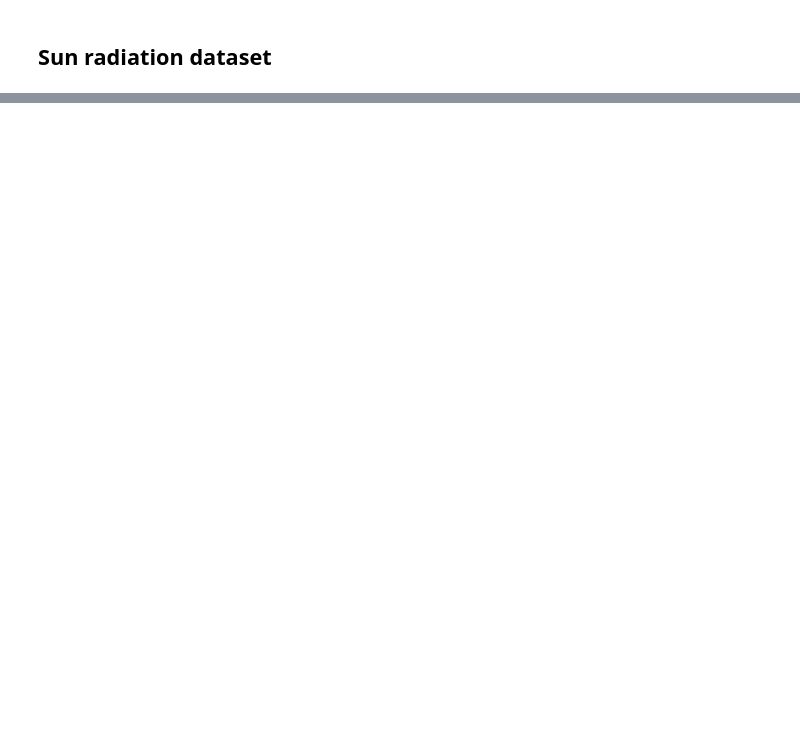
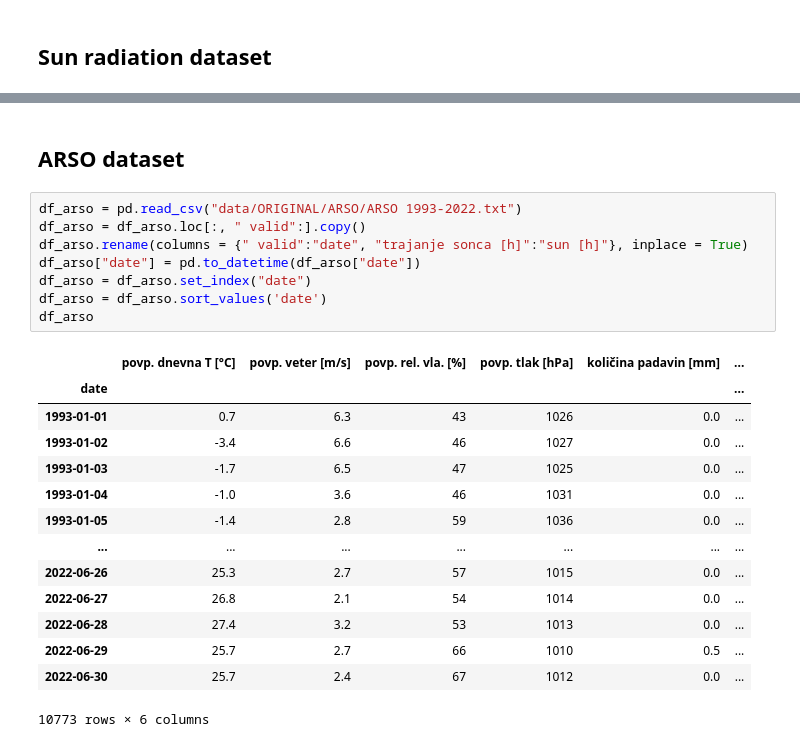
Before and after one commit to MartinMarzi/HABTox-predictor, a Jupyter notebook: HAB_preprocessing_4_0_0.ipynb, the cells around one changed output, grey strips where cells are left out. Drawn from its saved outputs; the diff is of its cells as text; blank space fills up the shorter version.

```diff
--- a/HAB_preprocessing_4_0_0.ipynb
+++ b/HAB_preprocessing_4_0_0.ipynb
@@ -371,0 +393,25 @@ df_po
+# %% [markdown]
+## ARSO dataset
+# %%
+df_arso = pd.read_csv("data/ORIGINAL/ARSO/ARSO 1993-2022.txt")
+df_arso = df_arso.loc[:, " valid":].copy()
+df_arso.rename(columns = {" valid":"date", "trajanje sonca [h]":"sun [h]"}, inplace = True)
+df_arso["date"] = pd.to_datetime(df_arso["date"])
+df_arso = df_arso.set_index("date")
+df_arso = df_arso.sort_values('date')
+df_arso
+# %% [output]
+|  | povp. dnevna T [°C] | povp. veter [m/s] | povp. rel. vla. [%] | povp. tlak [hPa] | količina padavin [mm] | ... |
+| date |  |  |  |  |  | ... |
+| 1993-01-01 | 0.7 | 6.3 | 43 | 1026 | 0.0 | ... |
+| 1993-01-02 | -3.4 | 6.6 | 46 | 1027 | 0.0 | ... |
+| 1993-01-03 | -1.7 | 6.5 | 47 | 1025 | 0.0 | ... |
+| 1993-01-04 | -1.0 | 3.6 | 46 | 1031 | 0.0 | ... |
+| 1993-01-05 | -1.4 | 2.8 | 59 | 1036 | 0.0 | ... |
+| ... | ... | ... | ... | ... | ... | ... |
+| 2022-06-26 | 25.3 | 2.7 | 57 | 1015 | 0.0 | ... |
+| 2022-06-27 | 26.8 | 2.1 | 54 | 1014 | 0.0 | ... |
+| 2022-06-28 | 27.4 | 3.2 | 53 | 1013 | 0.0 | ... |
+| 2022-06-29 | 25.7 | 2.7 | 66 | 1010 | 0.5 | ... |
+| 2022-06-30 | 25.7 | 2.4 | 67 | 1012 | 0.0 | ... |
+10773 rows × 6 columns
```
Also changed, not shown: parts of 14 cells of this notebook, 9 other files.
